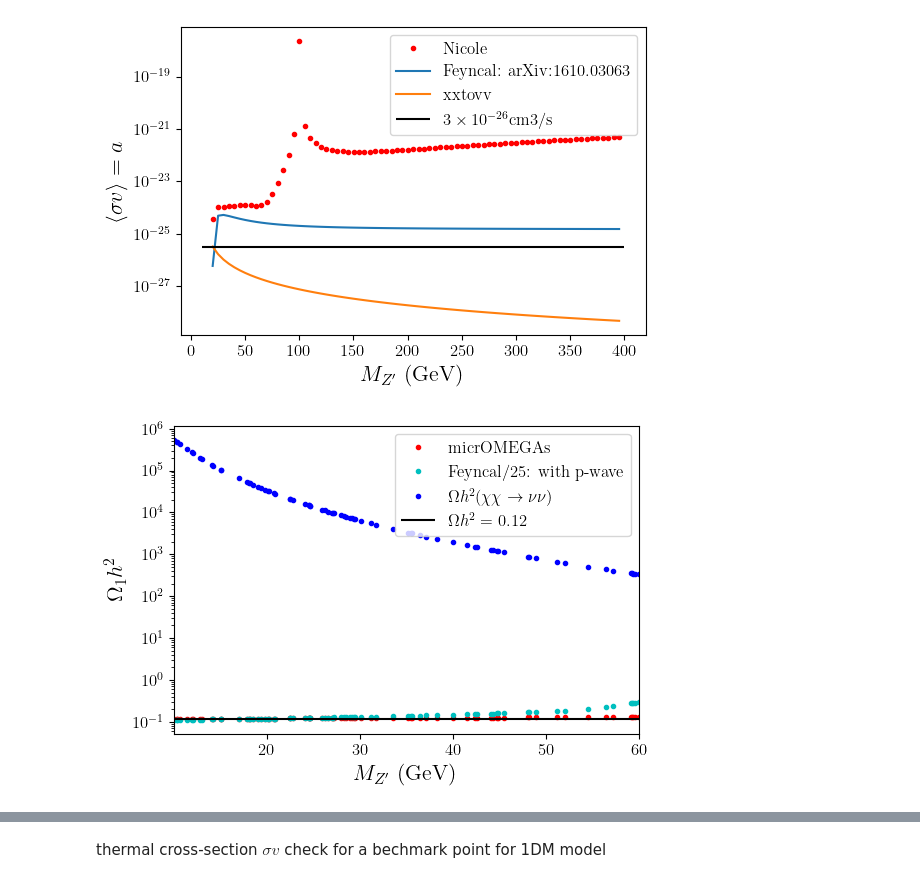
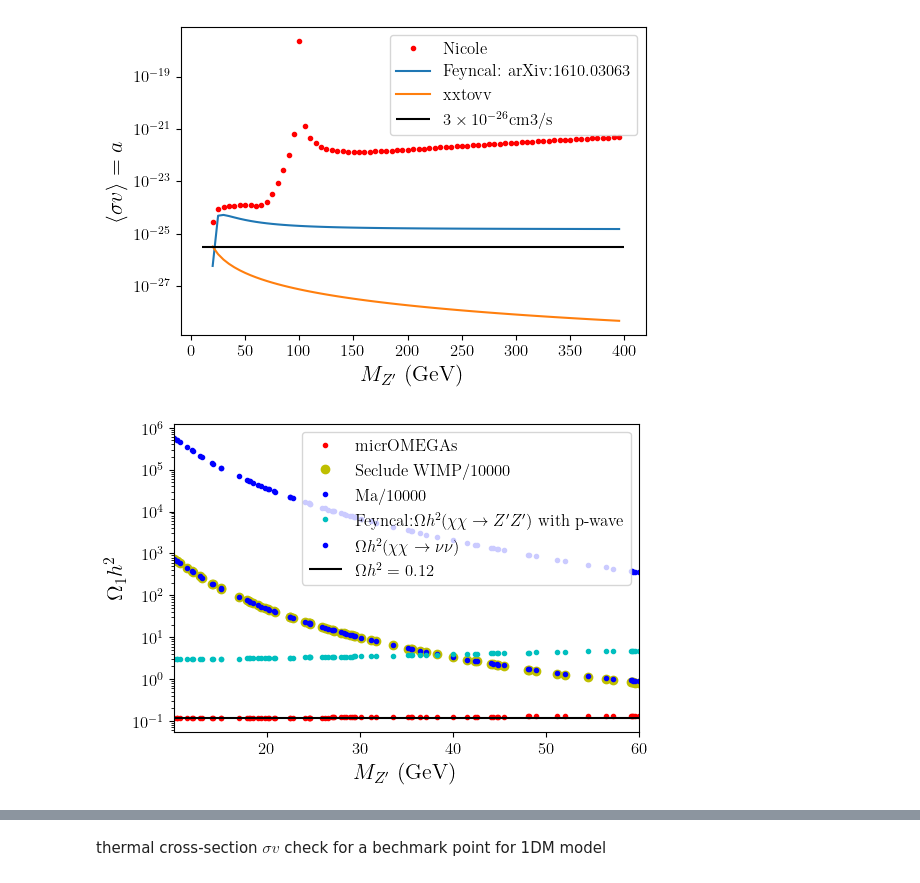
Before and after one commit to davidsuarezr/MDEO, a Jupyter notebook: Benchmark-point-DM-NO-KM.ipynb, the cells around one changed output, grey strips where cells are left out. Cells and saved outputs as stored; diff of their text form; code cells hidden in the pictures.

```diff
--- a/Benchmark-point-DM-NO-KM.ipynb
+++ b/Benchmark-point-DM-NO-KM.ipynb
@@ -343,7 +341,7 @@ for i in range(0,len(xd)):
     xf=26 #WARNING
     RD_Sec = relic_abundance(a_coefficient_Sec(xd.g1p[i],xd.r[i],xd.mChi[i]), 0, xf, xd.mChi[i])
     RD_Ma  = relic_abundance(a_coefficient_Ma(xd.g1p[i],xd.r[i],xd.mChi[i]), 0, xf, xd.mChi[i])
-    RD_Fey = relic_abundance(a_coefficient_Fey(xd.g1p[i],xd.r[i],xd.mChi[i]), 1*b_coefficient_Fey(xd.g1p[i],xd.r[i],xd.mChi[i],Ms), xf, xd.mChi[i])
+    RD_Fey = relic_abundance(a_coefficient_Fey(xd.g1p[i],xd.r[i],xd.mChi[i]), 1.*b_coefficient_Fey(xd.g1p[i],xd.r[i],xd.mChi[i],Ms), xf, xd.mChi[i])
     RD_vv  = relic_abundance(a_coefficient_vv(xd.g1p[i],xd.r[i],xd.mChi[i]), b_coefficient_vv(xd.g1p[i],xd.r[i],xd.mChi[i]), xf, xd.mChi[i])
 
     a_Fey = a_coefficient_Fey(xd.g1p[i],xd.r[i],xd.mChi[i])
@@ -359,29 +357,29 @@ rd=pd.DataFrame(x,columns=['RD_Sec','RD_Ma','RD_Fey','RD_vv','a_Fey','b_Fey','a_
 # %%
 plt.figure(figsize=(6,4))
 
 plt.semilogy(xd.MZp, (xd.Omega1+xd.Omega2),'r.',label='micrOMEGAs')
 #plt.semilogy(xd.MZp, (xd.Omega1+xd.Omega2),'m-')
-#plt.plot(xd.MZp, rd.RD_Sec/10000,'yo',label='Seclude WIMP/10000')
-#plt.plot(xd.MZp, rd.RD_Ma/10000,'b.',label='Ma/10000')
-plt.plot(xd.MZp, rd.RD_Fey/25,'c.',label='Feyncal/25: with p-wave')
+plt.plot(xd.MZp, rd.RD_Sec/10000,'yo',label='Seclude WIMP/10000')
+plt.plot(xd.MZp, rd.RD_Ma/10000,'b.',label='Ma/10000')
+plt.plot(xd.MZp, rd.RD_Fey/1,'c.',label=r'Feyncal:$\Omega h^2(\chi\chi\to Z^{\prime}Z^{\prime})$ with p-wave')
 
 plt.plot(xd.MZp, rd.RD_vv,'b.',label=r'$\Omega h^2(\chi\chi\to \nu\nu)$')
 
 #n=np.linspace(1e1,1.0e2,10)
 #plt.fill_between(n,Omega_min,Omega_max,facecolor='cyan',alpha=0.3,label='')
 
 plt.hlines(Omega,0.1,1e2, 'k',label=r'$\Omega h^2=$ 0.12')
 
 plt.xlabel(r'$M_{Z^{\prime}}$ (GeV)',size=16)
 plt.ylabel(r'$\Omega_1 h^2$',size=16)
 #plt.title('$M_1=86, M2=500,750, Yc=0.243, v=500, h_2=200$')
 plt.legend()
 #plt.grid()
 
 #plt.ylim(0.11,0.2)
 plt.xlim(xd.MZp.min(), 60)
 
 #plt.savefig('plots/benchmark4.pdf')
 plt.show()
 # %% [output]
-[figure, old version]
+[figure, new version]
```
Also changed, not shown: parts of 12 cells of this notebook, 1 other file.
